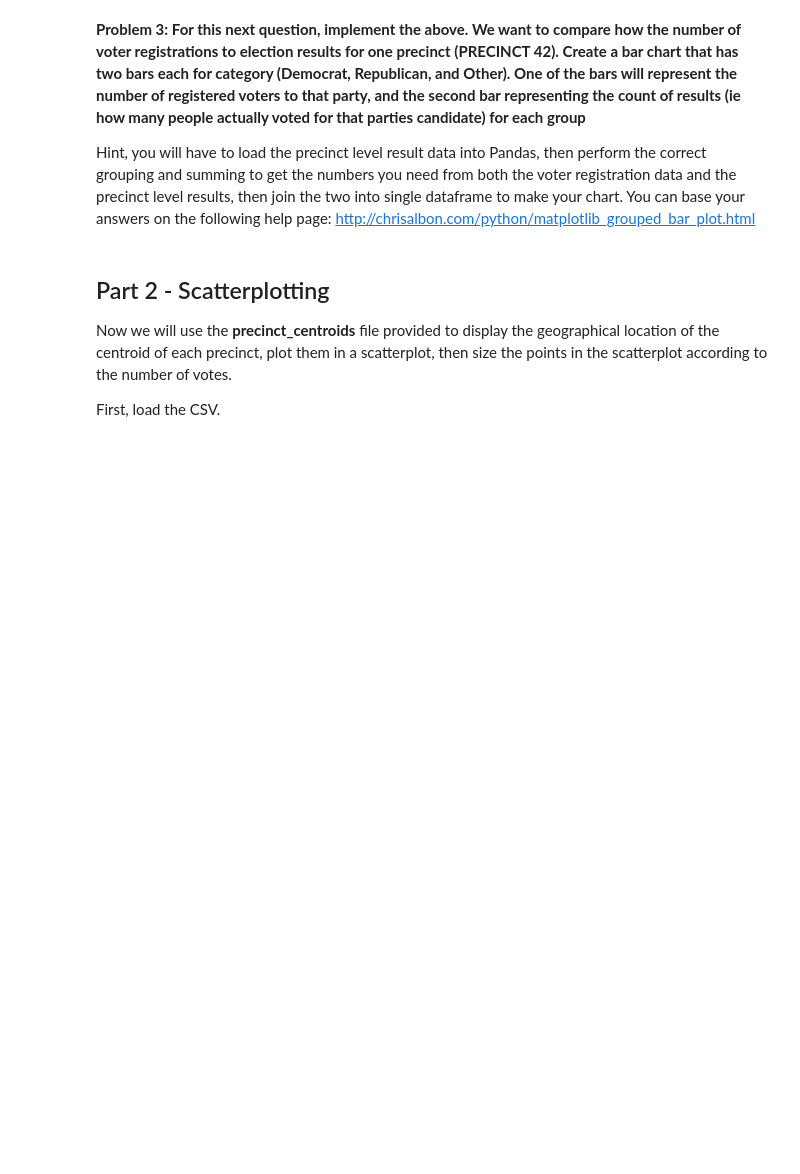
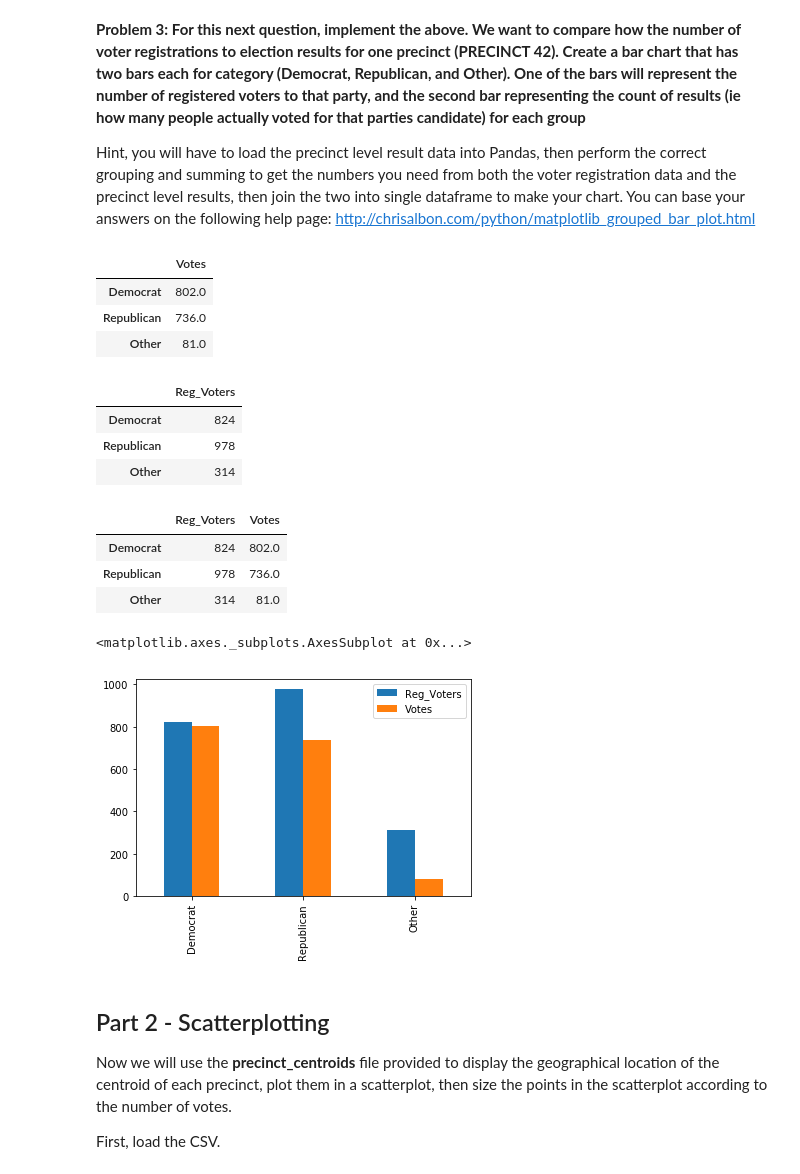
Before and after one commit to stephanietuerk/big-data-spring2017, a Jupyter notebook: week3/PSET_2_Pandas.ipynb, the cells around one changed output. Saved outputs shown, nothing was run; the diff lists cells and outputs as text; code cells hidden in the pictures; blank space fills up the shorter version.

```diff
--- a/week3/PSET_2_Pandas.ipynb
+++ b/week3/PSET_2_Pandas.ipynb
@@ -97,7 +154,57 @@ Hint, you will have to load the precinct level result data into Pandas, then per
+# %%
+# Difference between registered voters to the party and results.
+# Add your code below:
+
+# Read Election Results data and create a table for Precinct 42
+df_elecres = pd.read_table('data/centrecounty_precinct_results_nov2016.txt', sep=',')
+df_p42 = df_elecres[df_elecres['PrecNo'] == 42]
+df_pres = df_p42.loc[df_p42['Contest'] == 'PRESIDENTIAL ELECTORS']
+votes_raw = np.array(df_pres.Count)
+parties_raw = df_pres.Party
+df_vote_raw = pd.DataFrame(votes_raw, index=parties_raw, columns=['Votes'])
+votes = np.array([df_vote_raw[(df_vote_raw.index == 'DEMOCRATIC')].Votes.item(), df_vote_raw[(df_vote_raw.index == 'REPUBLICAN')].Votes.item(), df_vote_raw[(df_vote_raw.index != 'DEMOCRATIC')& (df_vote_raw.index != 'REPUBLICAN')].Votes.sum()])
+parties = ['Democrat','Republican','Other']
+df_votecnt = pd.DataFrame(votes, index=parties, columns=['Votes'])
+df_votecnt
+# %% [output]
+|  | Votes |
+| Democrat | 802.0 |
+| Republican | 736.0 |
+| Other | 81.0 |
+# %%
+# Read Voter Registration data and create a table for Precinct 42
+df_voters=pd.read_csv('data/CENTRE_FVE_20170123.csv', low_memory=False)
+df_p42 = df_voters[df_voters['27'] == 42]
+grouped = df_p42.groupby('12')
+summed = grouped['12'].count()
+df_regvote = summed.to_frame()
+df_regvote.columns = ['Reg_Voters']
+df_regvote.index.names = ['PARTY']
+df_regvote
+parties = ['Democrat','Republican','Other']
+voters = np.array([df_regvote[(df_regvote.index == 'D')].Reg_Voters.item(), df_regvote[(df_regvote.index == 'R')].Reg_Voters.item(), df_regvote[(df_regvote.index != 'D')& (df_regvote.index != 'R')].Reg_Voters.sum()])
+df_voters = pd.DataFrame(voters, index=parties, columns=['Reg_Voters'])
+df_voters
+# %% [output]
+|  | Reg_Voters |
+| Democrat | 824 |
+| Republican | 978 |
+| Other | 314 |
 # %%
 # Join the two tables
+df_joined = df_voters.join(df_votecnt)
+df_joined
+# %% [output]
+|  | Reg_Voters | Votes |
+| Democrat | 824 | 802.0 |
+| Republican | 978 | 736.0 |
+| Other | 314 | 81.0 |
 # %%
 # Plot the dataset
+df_joined.plot.bar()
+# %% [output]
+<matplotlib.axes._subplots.AxesSubplot at 0x...>
+[figure, added]
 # %% [markdown]
 ## Part 2 - Scatterplotting
 
```
Also changed, not shown: parts of 16 cells of this notebook.
